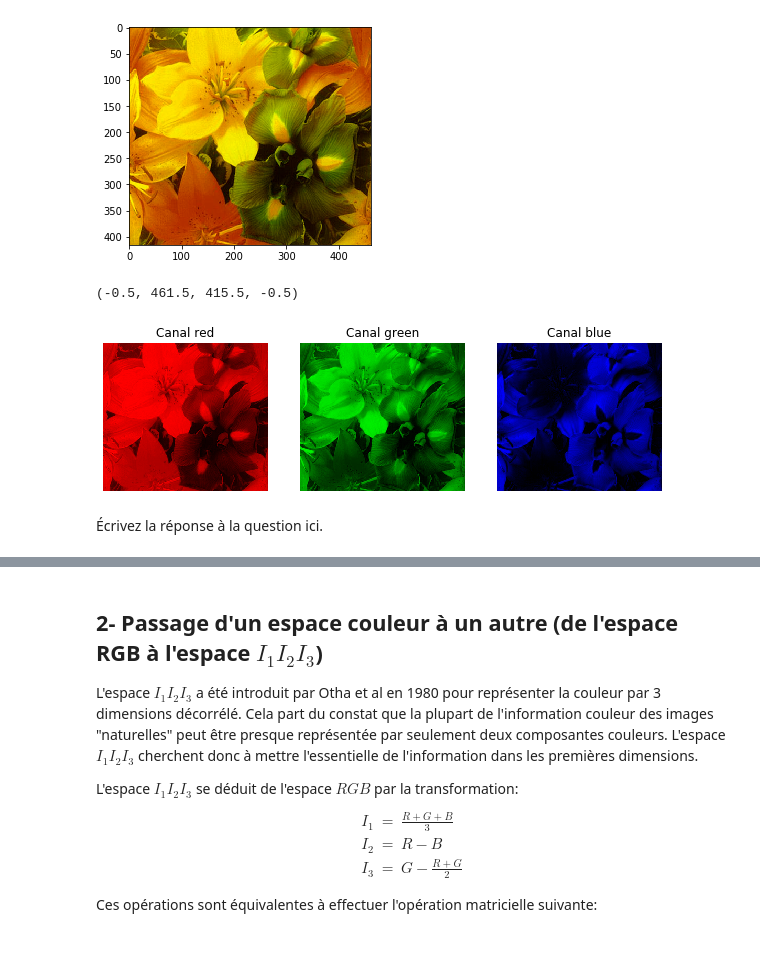
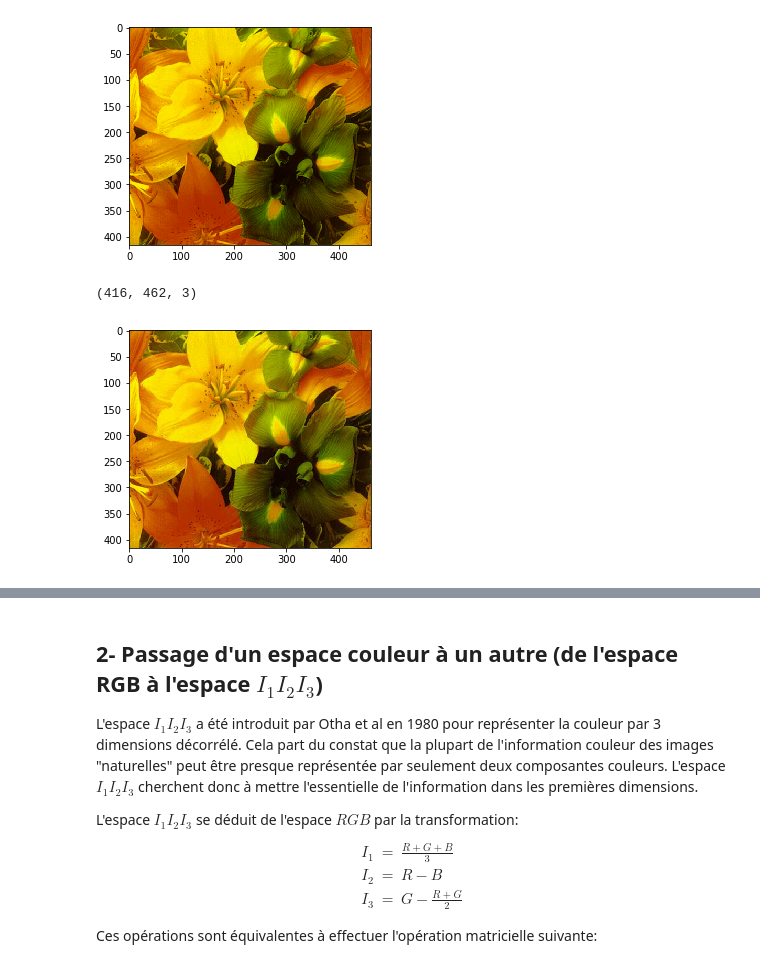
Before and after one commit to schahinheidari/ImageProcessing, a Jupyter notebook: Tp2/sujet_couleur.ipynb, the cells around one changed output, grey strips where cells are left out. Drawn from its saved outputs; the diff is of its cells as text; code cells hidden in the pictures.

```diff
--- a/Tp2/sujet_couleur.ipynb
+++ b/Tp2/sujet_couleur.ipynb
@@ -214,43 +162,30 @@ plt.imshow(masque_green_red)
 # %% [output]
 <matplotlib.image.AxesImage at 0x...>
 [figure]
-# %%
-fig, [Red,Green,Blue] = plt.subplots(1, 3, figsize=(10,10))
-R = image*np.array([1.0,0.0,0.0])
-Red.imshow(R)
-Red.set_title('Canal red')
-Red.axis('off')
-G = image*np.array([0.0,1.0,0.0])
-Green.imshow(G)
-Green.set_title('Canal green')
-Green.axis('off')
-B = image*np.array([0.0,0.0,1.0])
-Blue.imshow(B)
-Blue.set_title('Canal blue')
-Blue.axis('off')
-# %% [output]
-(-0.5, 461.5, 415.5, -0.5)
-[figure, removed]
 # %%
-image = imageio.imread('lena.jpg')
+import imageio
+image1 = imageio.imread('fleurs.ppm')
+"""
 imageio.imwrite('red.jpg', image[:, :, 0])
 imageio.imwrite('green.jpg', image[:, :, 1])
 imageio.imwrite('blue.jpg', image[:, :, 2])
 red_image = image.copy()
 red_image[:, :, 1] = 0
 red_image[:, :, 2] = 0
 imageio.imwrite('red_image.jpg', red_image)
 blue_image = image.copy()
 blue_image[:, :, 1] = 0
 blue_image[:, :, 0] = 0
 imageio.imwrite('blue_image.jpg', blue_image)
-green_image = image.copy()
-green_image[:, :, 2] = 0
-green_image[:, :, 0] = 0
-imageio.imwrite('green_image.jpg', green_image)
+"""
+red_green_image = image1.copy()
+red_green_image[:, :, 2] = 0
+#green_image[:, :, 0] = 0
+imageio.imwrite('green_image.jpg', red_green_image)
 a= imageio.imread('green_image.jpg')
 plt.imshow(a)
 np.shape(a)
 #image[:, :, 1].shape
+# %% [output]
+(416, 462, 3)
+[figure, added]
-# %% [markdown]
-Écrivez la réponse à la question ici.
```
Also changed, not shown: parts of 6 cells of this notebook, 6 other files.
